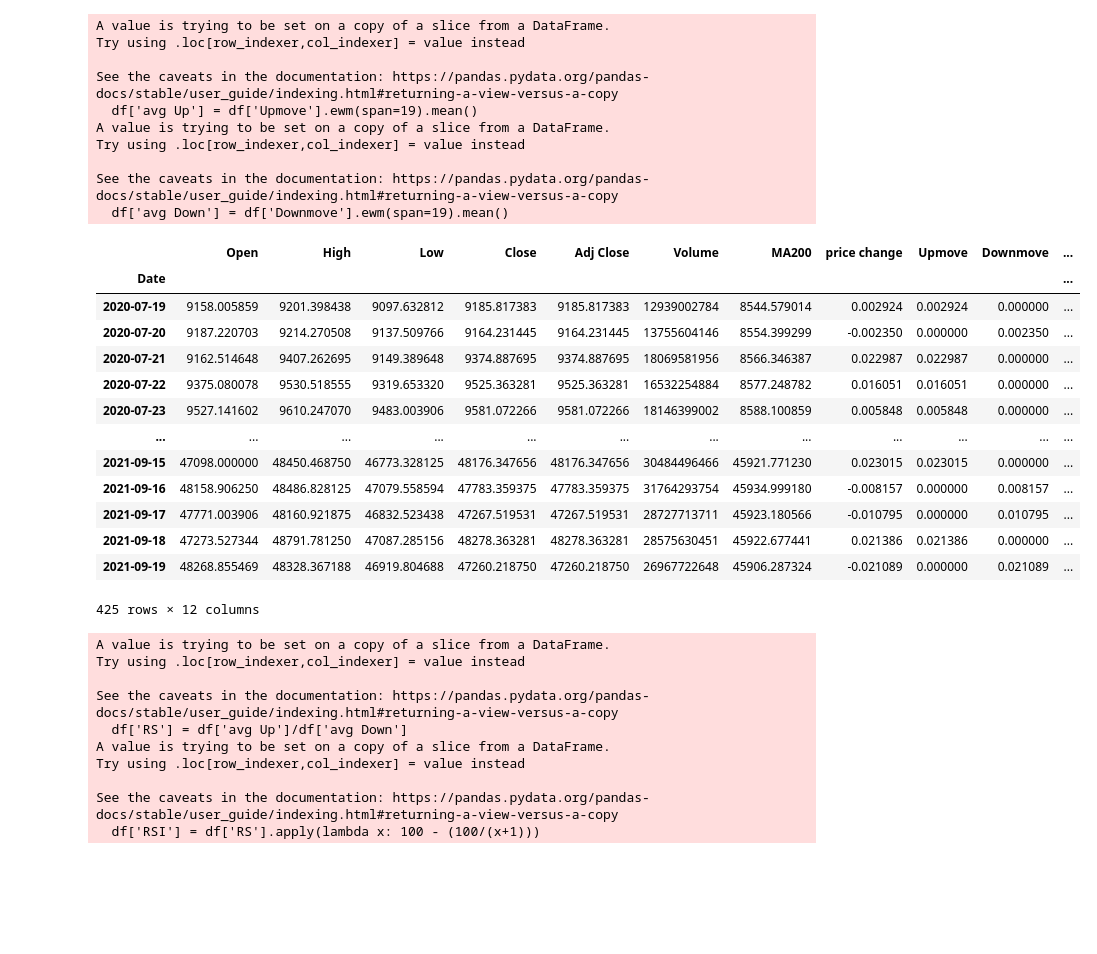
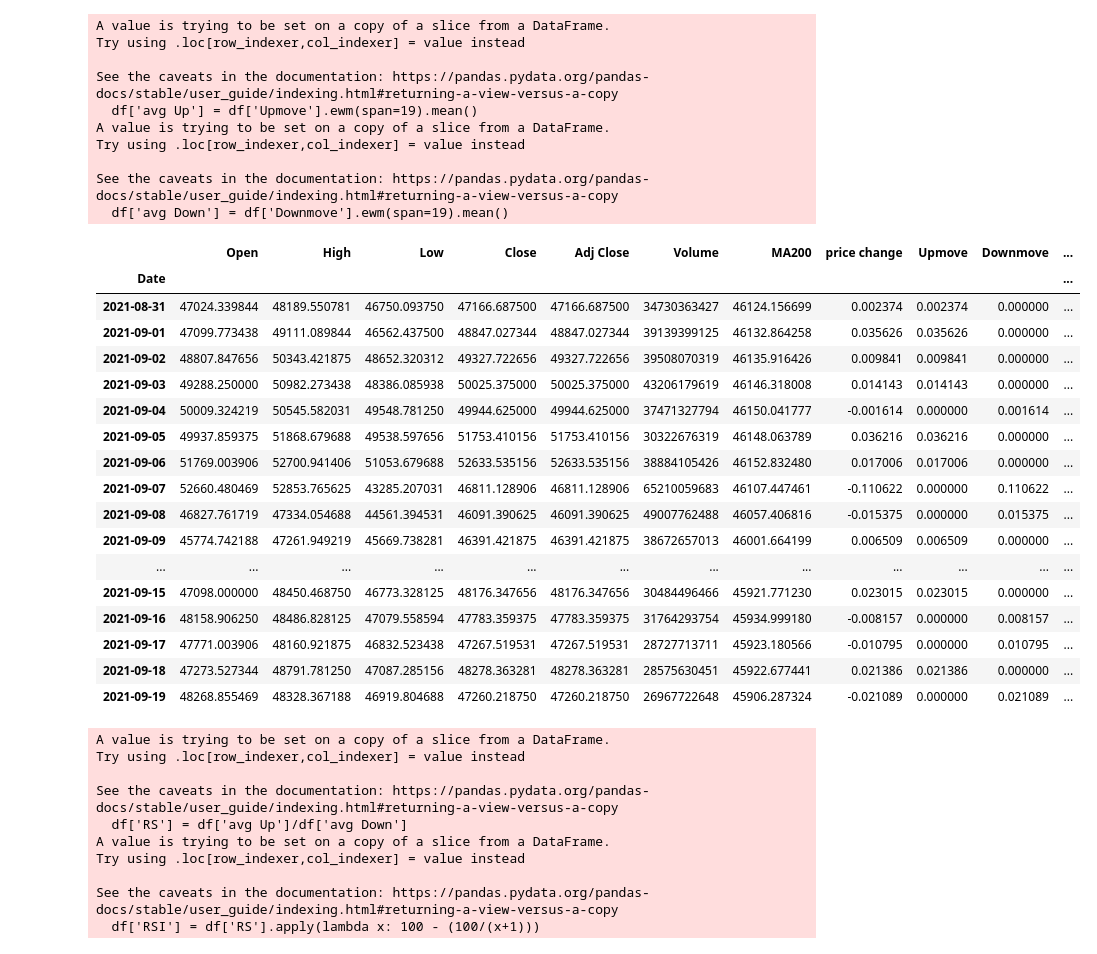
Before and after one commit to tyga009/backtrader, a Jupyter notebook: backtest.ipynb, the cells around one changed output. Cells and saved outputs as stored; diff of their text form; code cells hidden in the pictures; blank space fills up the shorter version.

```diff
--- a/backtest.ipynb
+++ b/backtest.ipynb
@@ -68,22 +68,26 @@ See the caveats in the documentation: https://pandas.pydata.org/pandas-docs/stab
   df['avg Down'] = df['Downmove'].ewm(span=19).mean()
 # %%
 df = df.dropna()
-df
+df.tail(20)
 # %% [output]
 |  | Open | High | Low | Close | Adj Close | Volume | MA200 | price change | Upmove | Downmove | ... |
 | Date |  |  |  |  |  |  |  |  |  |  | ... |
-| 2020-07-19 | 9158.005859 | 9201.398438 | 9097.632812 | 9185.817383 | 9185.817383 | 12939002784 | 8544.579014 | 0.002924 | 0.002924 | 0.000000 | ... |
-| 2020-07-20 | 9187.220703 | 9214.270508 | 9137.509766 | 9164.231445 | 9164.231445 | 13755604146 | 8554.399299 | -0.002350 | 0.000000 | 0.002350 | ... |
-| 2020-07-21 | 9162.514648 | 9407.262695 | 9149.389648 | 9374.887695 | 9374.887695 | 18069581956 | 8566.346387 | 0.022987 | 0.022987 | 0.000000 | ... |
-| 2020-07-22 | 9375.080078 | 9530.518555 | 9319.653320 | 9525.363281 | 9525.363281 | 16532254884 | 8577.248782 | 0.016051 | 0.016051 | 0.000000 | ... |
-| 2020-07-23 | 9527.141602 | 9610.247070 | 9483.003906 | 9581.072266 | 9581.072266 | 18146399002 | 8588.100859 | 0.005848 | 0.005848 | 0.000000 | ... |
+| 2021-08-31 | 47024.339844 | 48189.550781 | 46750.093750 | 47166.687500 | 47166.687500 | 34730363427 | 46124.156699 | 0.002374 | 0.002374 | 0.000000 | ... |
+| 2021-09-01 | 47099.773438 | 49111.089844 | 46562.437500 | 48847.027344 | 48847.027344 | 39139399125 | 46132.864258 | 0.035626 | 0.035626 | 0.000000 | ... |
+| 2021-09-02 | 48807.847656 | 50343.421875 | 48652.320312 | 49327.722656 | 49327.722656 | 39508070319 | 46135.916426 | 0.009841 | 0.009841 | 0.000000 | ... |
+| 2021-09-03 | 49288.250000 | 50982.273438 | 48386.085938 | 50025.375000 | 50025.375000 | 43206179619 | 46146.318008 | 0.014143 | 0.014143 | 0.000000 | ... |
+| 2021-09-04 | 50009.324219 | 50545.582031 | 49548.781250 | 49944.625000 | 49944.625000 | 37471327794 | 46150.041777 | -0.001614 | 0.000000 | 0.001614 | ... |
+| 2021-09-05 | 49937.859375 | 51868.679688 | 49538.597656 | 51753.410156 | 51753.410156 | 30322676319 | 46148.063789 | 0.036216 | 0.036216 | 0.000000 | ... |
+| 2021-09-06 | 51769.003906 | 52700.941406 | 51053.679688 | 52633.535156 | 52633.535156 | 38884105426 | 46152.832480 | 0.017006 | 0.017006 | 0.000000 | ... |
+| 2021-09-07 | 52660.480469 | 52853.765625 | 43285.207031 | 46811.128906 | 46811.128906 | 65210059683 | 46107.447461 | -0.110622 | 0.000000 | 0.110622 | ... |
+| 2021-09-08 | 46827.761719 | 47334.054688 | 44561.394531 | 46091.390625 | 46091.390625 | 49007762488 | 46057.406816 | -0.015375 | 0.000000 | 0.015375 | ... |
+| 2021-09-09 | 45774.742188 | 47261.949219 | 45669.738281 | 46391.421875 | 46391.421875 | 38672657013 | 46001.664199 | 0.006509 | 0.006509 | 0.000000 | ... |
 | ... | ... | ... | ... | ... | ... | ... | ... | ... | ... | ... | ... |
 | 2021-09-15 | 47098.000000 | 48450.468750 | 46773.328125 | 48176.347656 | 48176.347656 | 30484496466 | 45921.771230 | 0.023015 | 0.023015 | 0.000000 | ... |
 | 2021-09-16 | 48158.906250 | 48486.828125 | 47079.558594 | 47783.359375 | 47783.359375 | 31764293754 | 45934.999180 | -0.008157 | 0.000000 | 0.008157 | ... |
 | 2021-09-17 | 47771.003906 | 48160.921875 | 46832.523438 | 47267.519531 | 47267.519531 | 28727713711 | 45923.180566 | -0.010795 | 0.000000 | 0.010795 | ... |
 | 2021-09-18 | 47273.527344 | 48791.781250 | 47087.285156 | 48278.363281 | 48278.363281 | 28575630451 | 45922.677441 | 0.021386 | 0.021386 | 0.000000 | ... |
 | 2021-09-19 | 48268.855469 | 48328.367188 | 46919.804688 | 47260.218750 | 47260.218750 | 26967722648 | 45906.287324 | -0.021089 | 0.000000 | 0.021089 | ... |
-425 rows × 12 columns
 # %%
 df['RS'] = df['avg Up']/df['avg Down']
 df['RSI'] = df['RS'].apply(lambda x: 100 - (100/(x+1)))
```
